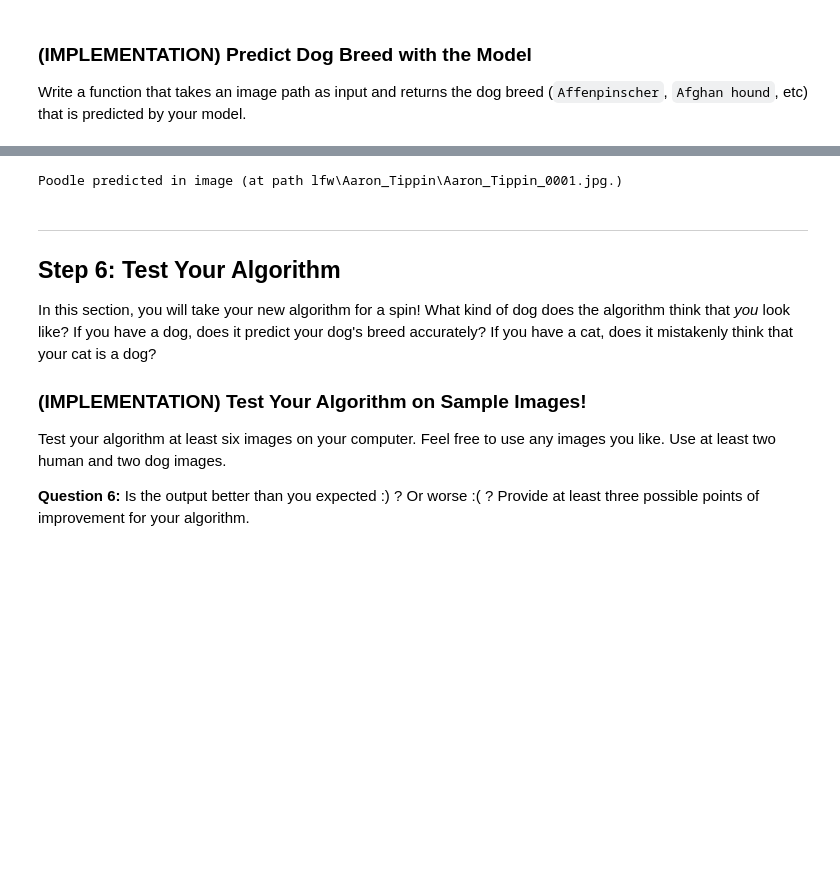
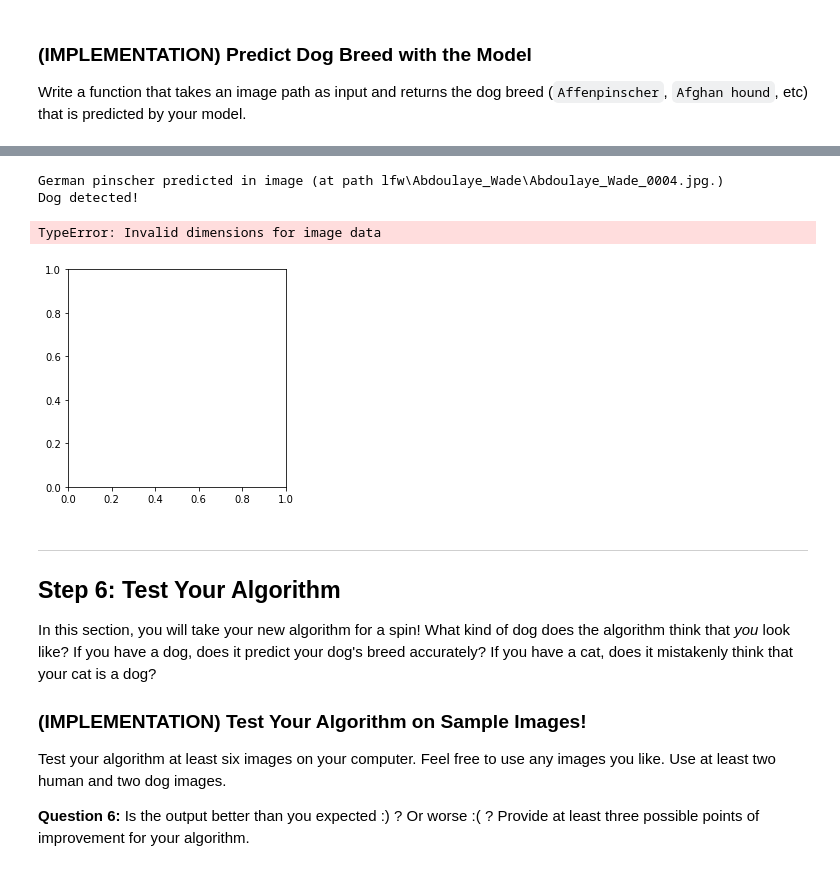
Before and after one commit to researcholczak/udl-dog-breed-classifier, a Jupyter notebook: project-dog-classification/dog_app.ipynb, the cells around one changed output, grey strips where cells are left out. Cells and saved outputs as stored; diff of their text form; code cells hidden in the pictures; blank space fills up the shorter version.

```diff
--- a/project-dog-classification/dog_app.ipynb
+++ b/project-dog-classification/dog_app.ipynb
@@ -345 +363,8 @@ Use the code cell below to write three separate [data loaders](http://pytorch.or
+# %%
+# Initiate parameters
+n_classes = 133
+batch_size = 30
+n_epochs = 200
+num_workers = 2
+lr = 0.001 # learning rate
 # %%
@@ -448,9 +428,6 @@ I tried MANY more complex and varied transformation but they yielded worse train
 ### (IMPLEMENTATION) Model Architecture
 
 Create a CNN to classify dog breed.  Use the template in the code cell below.
-# %%
-lr = 0.001
-n_epochs = 100
 # %%
 import torch.nn.init as init
 
@@ -642,7 +671,7 @@ def train(n_epochs, loaders, model, optimizer, criterion=nn.CrossEntropyLoss(),
             valid_loss_min
             ))
             valid_loss_min = valid_loss
-            print('Lowest validation score so far. Saving current model to: \t ' + re.search('checkpoints/(.*)', save_path).group(1))
+            print('Lowest validation score so far. Saving current model to: \t ' + save_path)
 
         # Learning rate scheduler decreases learning rate when learning stagnates. Optional
         if lr_scheduler == None:
@@ -650,13 +679,6 @@ def train(n_epochs, loaders, model, optimizer, criterion=nn.CrossEntropyLoss(),
         else:
             lr_scheduler.step(valid_loss_min)
 
-        # Test to see training progress. Wastefull here. Only set to true for testing.
-        if TEST_IN_TRAIN == True:       # Global variable
-            if (epoch % 5 == 0):
-                print(' ################## \n ## Test at ' + str(epoch) + ' epochs:  ...')
-                test(loaders, model, criterion, use_cuda)
-                print(' ################## ')
-
     # return trained model
     return model
 # %%
@@ -793,11 +811,11 @@ Upon importing the network I froze its parameters to prevent it from changing th
 
 Use the next code cell to specify a [loss function](http://pytorch.org/docs/master/nn.html#loss-functions) and [optimizer](http://pytorch.org/docs/master/optim.html).  Save the chosen loss function as `criterion_transfer`, and the optimizer as `optimizer_transfer` below.
 # %%
-criterion_transfer = nn.NLLLoss()
+criterion_transfer = nn.CrossEntropyLoss()
 # Train the fc parameters, other parameters are frozen
 optimizer_transfer = optim.Adam(model_transfer.fc.parameters(), lr=lr)
-lr_scheduler_transfer = optim.lr_scheduler.ReduceLROnPlateau(optimizer_transfer, 'min', verbose=True)
-n_epochs = 20
+lr_scheduler_transfer = None #optim.lr_scheduler.ReduceLROnPlateau(optimizer_transfer, 'min', verbose=True)
+n_epochs = 10
 # %% [markdown]
 ### (IMPLEMENTATION) Train and Validate the Model
 
@@ -964,14 +980,28 @@ def run_app(img_path):
             print(pred + ' predicted in image (at path ' + img_path + ".)") # XXXXX T&D Place holder
 
     output(pred)
-# %%
-# XXXXX T&D place holder
-# Test function
-img_path = human_files_short[10]
-predict_breed_transfer(img_path)
-run_app(img_path)
-# %% [output]
-Poodle predicted in image (at path lfw\Aaron_Tippin\Aaron_Tippin_0001.jpg.)
+# %%
+# XXXXX T&D place holder
+# Test function
+img_path = human_files_short[20]
+predict_breed_transfer(img_path)
+run_app(img_path)
+
+# print number of faces detected in the image
+print('Dog detected!')
+
+# convert BGR image to RGB for plotting
+#cv_rgb = cv2.cvtColor(img_path, cv2.COLOR_BGR2RGB)
+
+# display the image, along with bounding box
+img = process_image(img_path)
+plt.imshow(img)
+plt.show()
+# %% [output]
+German pinscher predicted in image (at path lfw\Abdoulaye_Wade\Abdoulaye_Wade_0004.jpg.)
+Dog detected!
+TypeError: Invalid dimensions for image data
+[figure, added]
 # %% [markdown]
 ---
 <a id='step6'></a>
```
Also changed, not shown: parts of 17 cells of this notebook.
